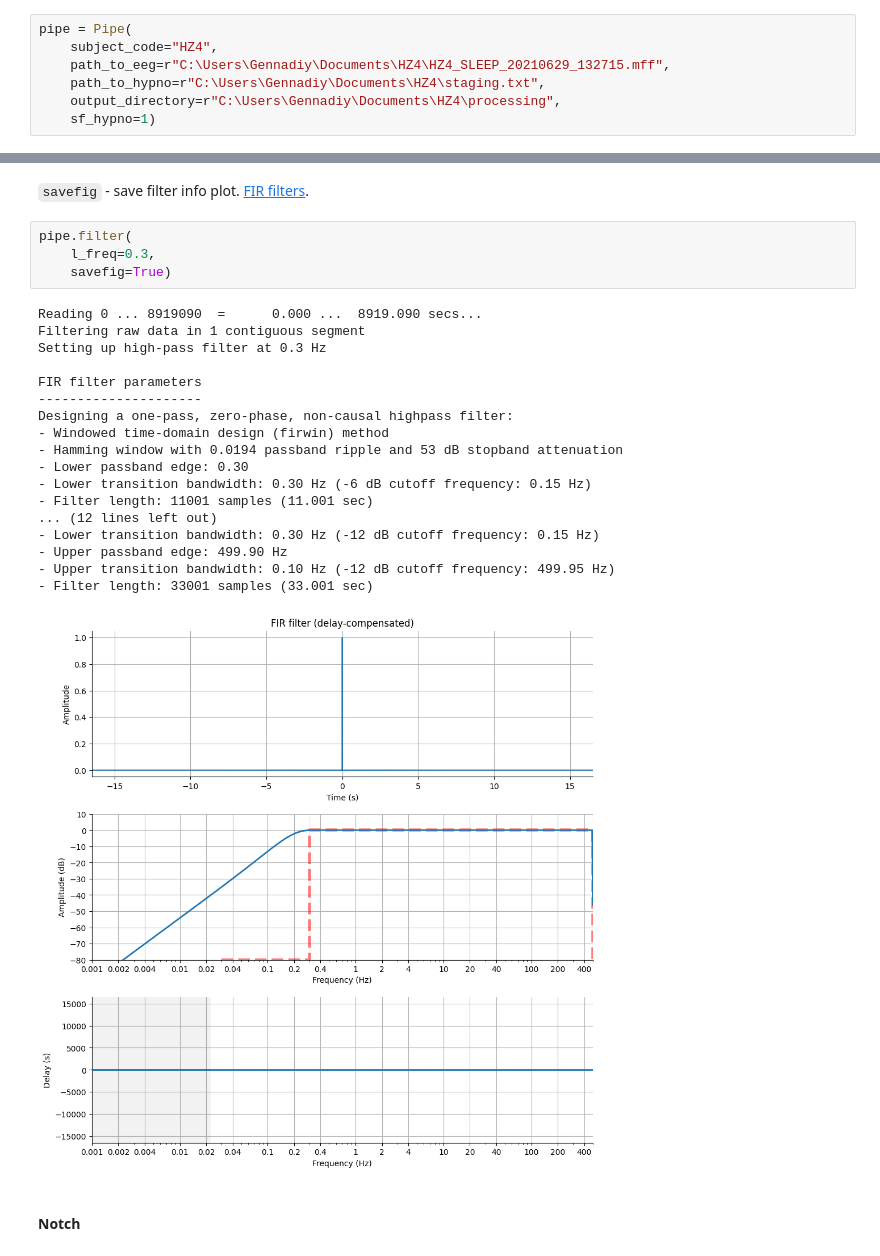
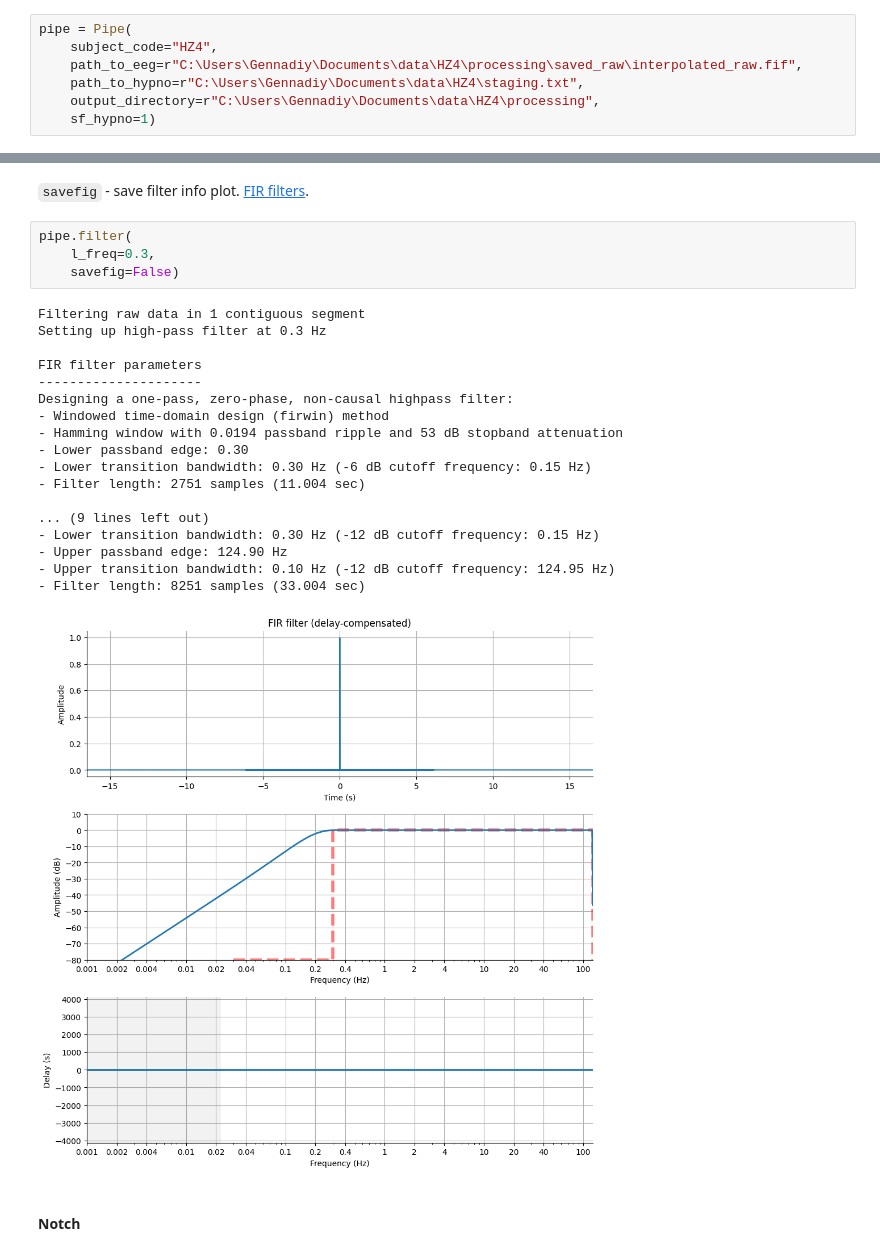
Before and after one commit to NirLab-TAU/sleepeegpy, a Jupyter notebook: test.ipynb, the cells around one changed output, grey strips where cells are left out. Saved outputs shown, nothing was run; the diff lists cells and outputs as text.

```diff
--- a/test.ipynb
+++ b/test.ipynb
@@ -15,8 +15,8 @@ from pipeline.pipeline import Pipe
 # %%
 pipe = Pipe(
     subject_code="HZ4",
-    path_to_eeg=r"C:\Users\Gennadiy\Documents\HZ4\HZ4_SLEEP_20210629_132715.mff",
-    path_to_hypno=r"C:\Users\Gennadiy\Documents\HZ4\staging.txt",
-    output_directory=r"C:\Users\Gennadiy\Documents\HZ4\processing",
+    path_to_eeg=r"C:\Users\Gennadiy\Documents\data\HZ4\processing\saved_raw\interpolated_raw.fif",
+    path_to_hypno=r"C:\Users\Gennadiy\Documents\data\HZ4\staging.txt",
+    output_directory=r"C:\Users\Gennadiy\Documents\data\HZ4\processing",
     sf_hypno=1)
 # %% [output]
@@ -82,26 +70,26 @@ none
 # %%
 pipe.filter(
     l_freq=0.3,
-    savefig=True)
+    savefig=False)
 # %% [output]
-Reading 0 ... 8919090  =      0.000 ...  8919.090 secs...
 Filtering raw data in 1 contiguous segment
 Setting up high-pass filter at 0.3 Hz
 
 FIR filter parameters
 ---------------------
 Designing a one-pass, zero-phase, non-causal highpass filter:
 - Windowed time-domain design (firwin) method
 - Hamming window with 0.0194 passband ripple and 53 dB stopband attenuation
 - Lower passband edge: 0.30
 - Lower transition bandwidth: 0.30 Hz (-6 dB cutoff frequency: 0.15 Hz)
-- Filter length: 11001 samples (11.001 sec)
-... (12 lines left out)
+- Filter length: 2751 samples (11.004 sec)
+
+... (9 lines left out)
 - Lower transition bandwidth: 0.30 Hz (-12 dB cutoff frequency: 0.15 Hz)
-- Upper passband edge: 499.90 Hz
-- Upper transition bandwidth: 0.10 Hz (-12 dB cutoff frequency: 499.95 Hz)
-- Filter length: 33001 samples (33.001 sec)
+- Upper passband edge: 124.90 Hz
+- Upper transition bandwidth: 0.10 Hz (-12 dB cutoff frequency: 124.95 Hz)
+- Filter length: 8251 samples (33.004 sec)
-[figure, old version]
+[figure, new version]
 # %% [markdown]
 #### Notch
 # %%
```
Also changed, not shown: parts of 37 cells of this notebook, 1 other file.
